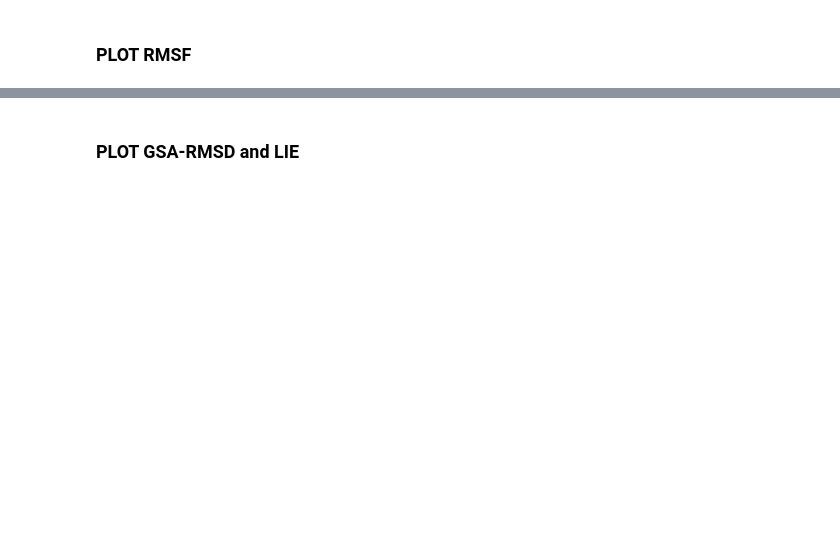
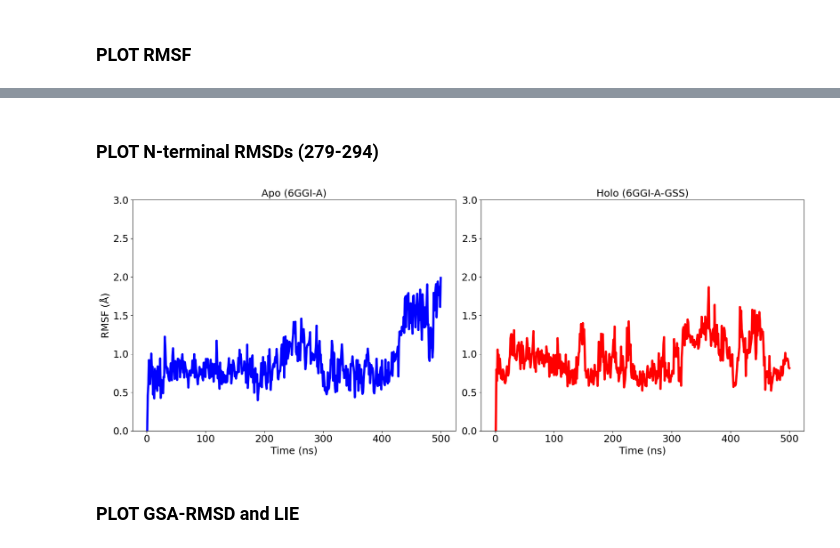
Before and after one commit to BruDiGe/tutorial-MD, a Jupyter notebook: MD_tutorial_biocatcode_1.ipynb, the cells around one changed output, grey strips where cells are left out. Saved outputs shown, nothing was run; the diff lists cells and outputs as text; code cells hidden in the pictures; blank space fills up the shorter version.

```diff
--- a/MD_tutorial_biocatcode_1.ipynb
+++ b/MD_tutorial_biocatcode_1.ipynb
@@ -552,3 +734,57 @@ plt.show()
+# %% [markdown]
+### PLOT N-terminal RMSDs (279-294)
+# %%
+import numpy as np
+import matplotlib.pyplot as plt
+
+# File paths for RMSF data
+file_apo_rmsd = '6GGI-A_loop.rmsd'
+file_holo_rmsd = '6GGI-A-GSA_loop.rmsd'
+
+# Load the RMSF data from the files, assuming the first column is residue indices and the second column is RMSF values
+data_apo = np.loadtxt(file_apo_rmsd, skiprows=1)  # Adjust skiprows if there's a header
+data_holo = np.loadtxt(file_holo_rmsd, skiprows=1)
+
+# Extract residue indices and RMSF values
+time_apo = data_apo[:, 0]
+rmsf_apo = data_apo[:, 1]
+
+time_holo = data_holo[:, 0]
+rmsf_holo = data_holo[:, 1]
+
+
+# Font size customization
+font_size_ticks = 18
+font_size_labels = 18
+
+# Create the figure and subplots
+fig, axs = plt.subplots(1, 2, figsize=(18, 7))
+
+# Plot Apo RMSF on the left
+axs[0].plot(time_apo, rmsf_apo, color='blue', linewidth=4)
+axs[0].set_title('Apo (6GGI-A)', fontsize=font_size_labels)
+axs[0].set_xlabel('Time (ns)', fontsize=font_size_labels)
+axs[0].set_ylabel('RMSF (Å)', fontsize=font_size_labels)
+axs[0].tick_params(axis='both', which='major', labelsize=font_size_ticks)
+axs[0].set_ylim(0, 3)
+
+# Plot Holo RMSF in the center
+axs[1].plot(time_holo, rmsf_holo, color='red', linewidth=4)
+axs[1].set_title('Holo (6GGI-A-GSS)', fontsize=font_size_labels)
+axs[1].set_xlabel('Time (ns)', fontsize=font_size_labels)
+#axs[1].set_ylabel('RMSF (Å)', fontsize=font_size_labels)
+axs[1].tick_params(axis='both', which='major', labelsize=font_size_ticks)
+axs[1].set_ylim(0, 3)
+
+
+
+# Adjust layout for better spacing
+plt.tight_layout()
+
+# Show the plots
+plt.show()
+# %% [output]
+[figure, added]
 # %% [markdown]
 ### PLOT GSA-RMSD and LIE
 # %%
```
Also changed, not shown: parts of 21 cells of this notebook.
